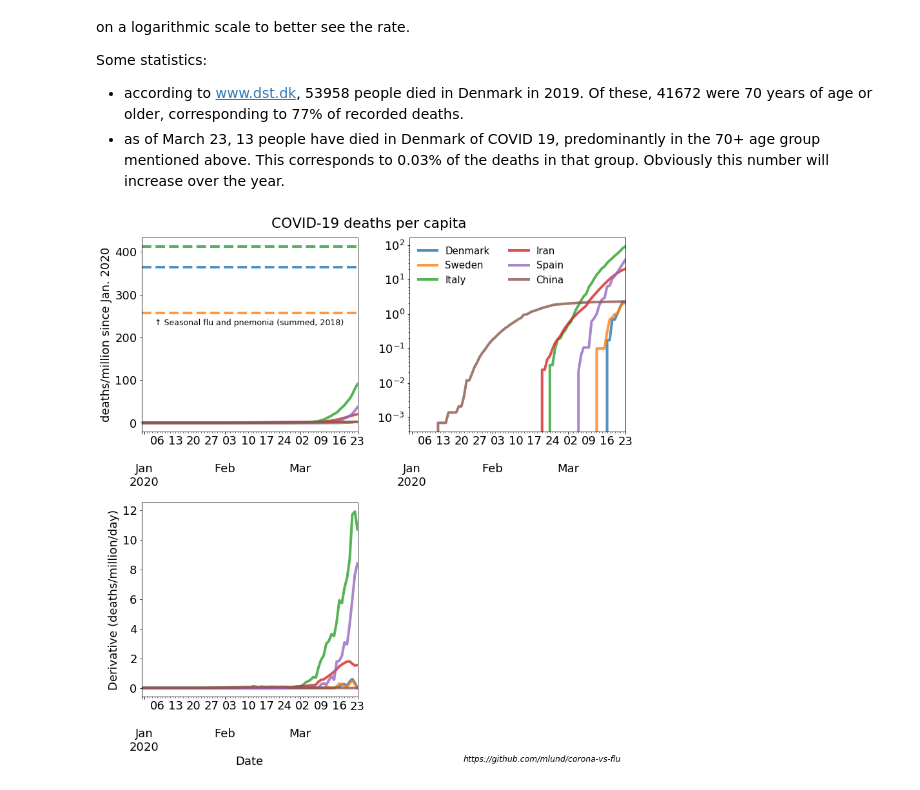
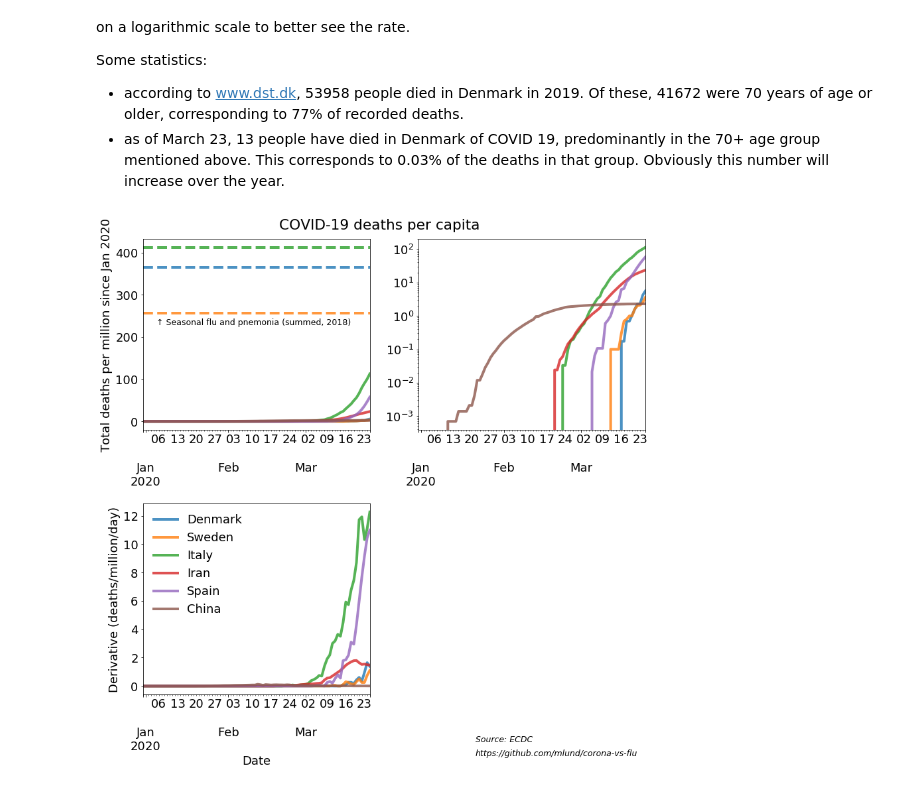
Before and after one commit to mlund/corona-vs-flu, a Jupyter notebook: notebook.ipynb, the cells around one changed output. Cells and saved outputs as stored; diff of their text form; code cells hidden in the pictures.

```diff
--- a/notebook.ipynb
+++ b/notebook.ipynb
@@ -19,7 +19,8 @@ import numpy as np
 import pandas as pd
 from scipy.misc import derivative
 # %%
-url = "https://www.ecdc.europa.eu/sites/default/files/documents/COVID-19-geographic-disbtribution-worldwide-2020-03-23.xlsx"
+# source: https://www.ecdc.europa.eu/en/publications-data/download-todays-data-geographic-distribution-covid-19-cases-worldwide
+url = "https://www.ecdc.europa.eu/sites/default/files/documents/COVID-19-geographic-disbtribution-worldwide-2020-03-25.xlsx"
 #file = "COVID-19-geographic-disbtribution-worldwide-2020-03-22.xlsx"
 db = pd.read_excel(url, usecols=[0,4,5,6], converters= {'DateRep': pd.to_datetime})
 db.rename(columns={"Countries and territories": "Country"}, inplace=True, errors="raise")
@@ -37,6 +38,7 @@ population["Country"] = population["Country"].replace(to_replace="China[a]", val
 population["Country"] = population["Country"].replace(to_replace="Spain[d]", value="Spain")
 population["Country"] = population["Country"].replace(to_replace="Norway[m]", value="Norway")
 population["Country"] = population["Country"].replace(to_replace="Czech Republic", value="Czech_Republic")
+population["Country"] = population["Country"].replace(to_replace="United Kingdom", value="United_Kingdom")
 
 # merge the two databases above
 db = pd.merge(db, population, on="Country")
@@ -90,38 +92,43 @@ fig, ax = plt.subplots(2, 2, sharex=False)
 
 countries = ['Denmark', 'Sweden', 'Italy', 'Iran', 'Spain', 'China']
 for country in countries:
     ykey="dead_per_million"
     mask = db["Country"] == country
 
     slope = np.gradient(db[mask][ykey].values)
-    pd.Series(slope, db[mask].Date).plot(ax=ax[1][0], lw=4, alpha=0.8)
+    pd.Series(slope, db[mask].Date).plot(ax=ax[1][0], lw=4, alpha=0.8, label=country)
 
-    db[mask].plot(x="Date", y=ykey, ax=ax[0][0], label=country, lw=4, alpha=0.8)
-    db[mask].plot(x="Date", y=ykey, ax=ax[0][1], label=country, lw=4, alpha=0.8)
+    db[mask].plot(x="Date", y=ykey, ax=ax[0][0], lw=4, alpha=0.8)
+    db[mask].plot(x="Date", y=ykey, ax=ax[0][1], lw=4, alpha=0.8)
 
-ax[0][0].set_ylabel("deaths/million since Jan. 2020")
+ax[0][0].set_ylabel("Total deaths per million since Jan 2020")
 ax[0][0].set_xlabel("")
 ax[0][1].set_xlabel("")
 ax[0][1].set_yscale('log')
+#ax[1][0].set_yscale('log')
 ax[0][0].set_yscale('linear')
 ax[1][0].set_ylabel('Derivative (deaths/million/day)')
-ax[0][1].legend(loc=0, frameon=False, ncol=2, fontsize='small')#, bbox_to_anchor=(0.1, 0.1))
+ax[1][0].legend(loc=0, frameon=False)
 ax[0][0].get_legend().remove()
+ax[0][1].get_legend().remove()
 fig.delaxes(ax[1][1])
 
 prop_cycle = plt.rcParams['axes.prop_cycle']
 colors = prop_cycle.by_key()['color']
 cnt=0
 for country in ['Denmark', 'Sweden', 'Italy']:
     mask = flu.Country == country
     val = flu[mask].dead_per_million.values
     ax[0][0].axhline(y=val, color=colors[cnt], linestyle='--', lw=4, alpha=0.8)
     cnt+=1
 
 ax[0][0].text(0.06, 0.55, r'↑ Seasonal flu and pnemonia (summed, 2018)', transform=ax[0][0].transAxes, size='x-small')
+ax[0][0].text(0.60, 1.05, 'COVID-19 deaths per capita', size='large', transform=ax[0][0].transAxes)
+
+ax[0][1].text(0.25, -1.63, 'Source: ECDC', transform=ax[0][1].transAxes, size='x-small', style='italic')
 ax[0][1].text(0.25, -1.7, 'https://github.com/mlund/corona-vs-flu', transform=ax[0][1].transAxes, size='x-small', style='italic')
-ax[0][0].text(0.60, 1.05, 'COVID-19 deaths per capita', size='large', transform=ax[0][0].transAxes)
+
+plt.tight_layout()
 plt.savefig('corona-vs-flu.png', bbox_inches='tight')
-plt.tight_layout()
 # %% [output]
-[figure, old version]
+[figure, new version]
```
Also changed, not shown: parts of 1 cell of this notebook.
